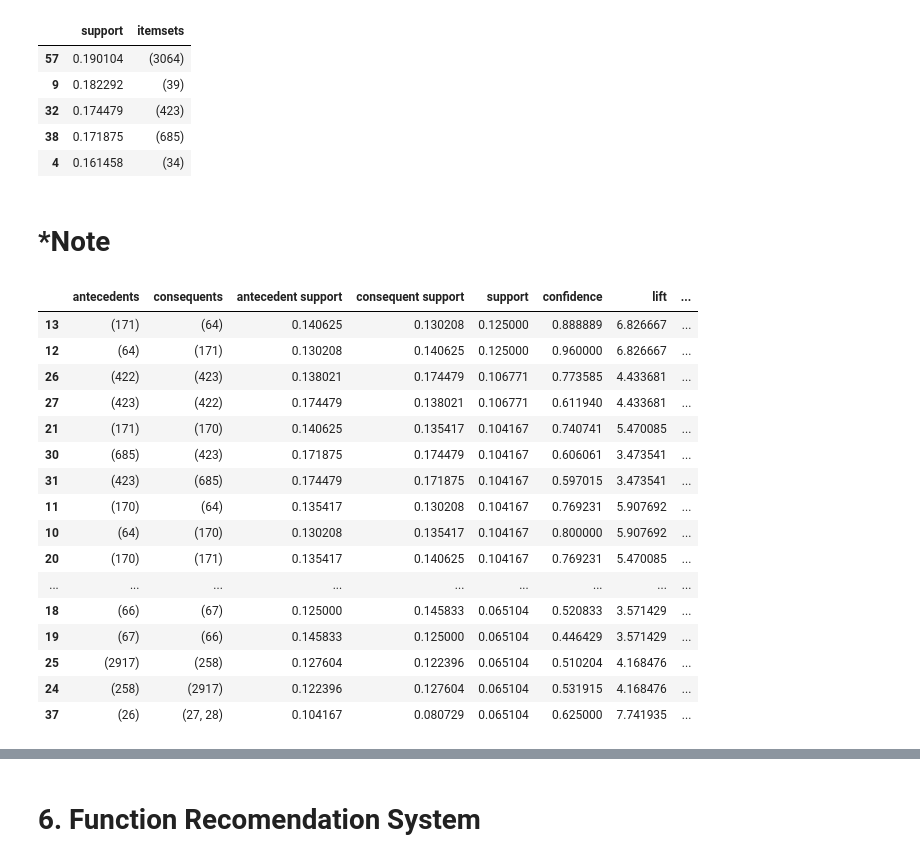
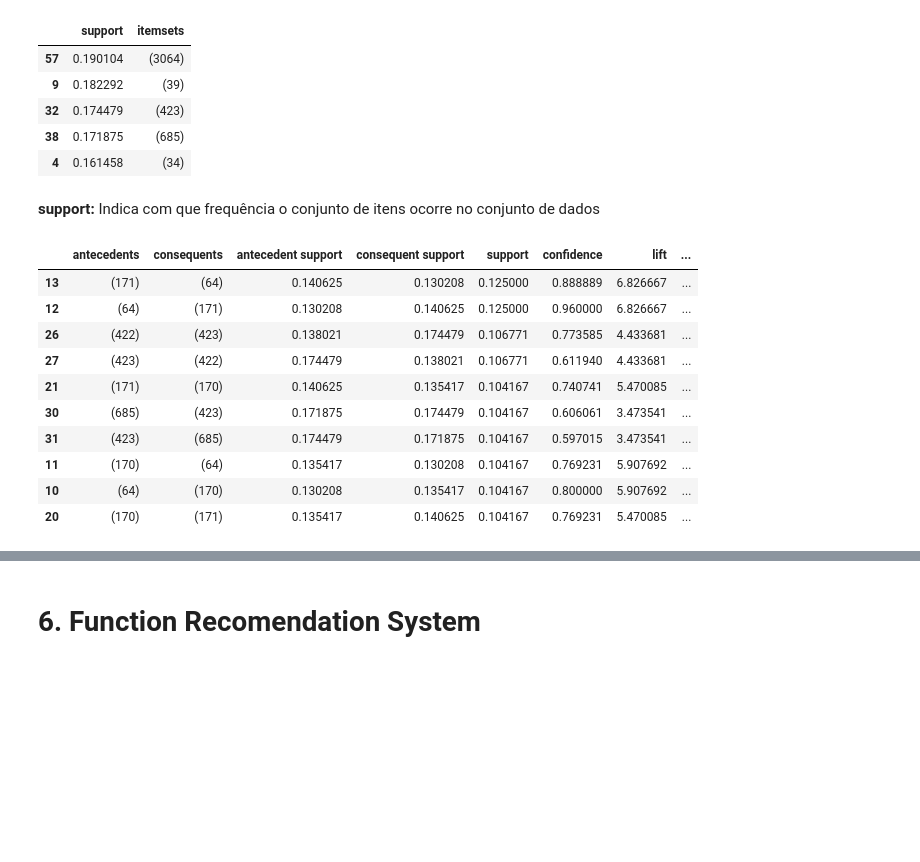
Before and after one commit to Cassiano-Schmeiske/manfing_teste_tecnico, a Jupyter notebook: notebooks/2.0-cs-recommendation-system.ipynb, the cells around one changed output, grey strips where cells are left out. Saved outputs shown, nothing was run; the diff lists cells and outputs as text; code cells hidden in the pictures; blank space fills up the shorter version.

```diff
--- a/notebooks/2.0-cs-recommendation-system.ipynb
+++ b/notebooks/2.0-cs-recommendation-system.ipynb
@@ -169,26 +178,20 @@ frequent_itemsets.sort_values('support', ascending=False).head()
 | 32 | 0.174479 | (423) |
 | 38 | 0.171875 | (685) |
 | 4 | 0.161458 | (34) |
-# %% [markdown]
-# *Note
+# %% [markdown]
+ **support:** Indica com que frequência o conjunto de itens ocorre no conjunto de dados
 # %%
-asso_rules = association_rules( frequent_itemsets, metric = "lift", min_threshold=0.1)
-asso_rules.sort_values('support', ascending=False)
+asso_rules = association_rules( frequent_itemsets, metric="lift", min_threshold=0.7 )
+asso_rules.sort_values( 'support', ascending=False ).head(10)
 # %% [output]
 |  | antecedents | consequents | antecedent support | consequent support | support | confidence | lift | ... |
 | 13 | (171) | (64) | 0.140625 | 0.130208 | 0.125000 | 0.888889 | 6.826667 | ... |
 | 12 | (64) | (171) | 0.130208 | 0.140625 | 0.125000 | 0.960000 | 6.826667 | ... |
 | 26 | (422) | (423) | 0.138021 | 0.174479 | 0.106771 | 0.773585 | 4.433681 | ... |
 | 27 | (423) | (422) | 0.174479 | 0.138021 | 0.106771 | 0.611940 | 4.433681 | ... |
 | 21 | (171) | (170) | 0.140625 | 0.135417 | 0.104167 | 0.740741 | 5.470085 | ... |
 | 30 | (685) | (423) | 0.171875 | 0.174479 | 0.104167 | 0.606061 | 3.473541 | ... |
 | 31 | (423) | (685) | 0.174479 | 0.171875 | 0.104167 | 0.597015 | 3.473541 | ... |
 | 11 | (170) | (64) | 0.135417 | 0.130208 | 0.104167 | 0.769231 | 5.907692 | ... |
 | 10 | (64) | (170) | 0.130208 | 0.135417 | 0.104167 | 0.800000 | 5.907692 | ... |
 | 20 | (170) | (171) | 0.135417 | 0.140625 | 0.104167 | 0.769231 | 5.470085 | ... |
-| ... | ... | ... | ... | ... | ... | ... | ... | ... |
-| 18 | (66) | (67) | 0.125000 | 0.145833 | 0.065104 | 0.520833 | 3.571429 | ... |
-| 19 | (67) | (66) | 0.145833 | 0.125000 | 0.065104 | 0.446429 | 3.571429 | ... |
-| 25 | (2917) | (258) | 0.127604 | 0.122396 | 0.065104 | 0.510204 | 4.168476 | ... |
-| 24 | (258) | (2917) | 0.122396 | 0.127604 | 0.065104 | 0.531915 | 4.168476 | ... |
-| 37 | (26) | (27, 28) | 0.104167 | 0.080729 | 0.065104 | 0.625000 | 7.741935 | ... |
```
Also changed, not shown: parts of 36 cells of this notebook.
